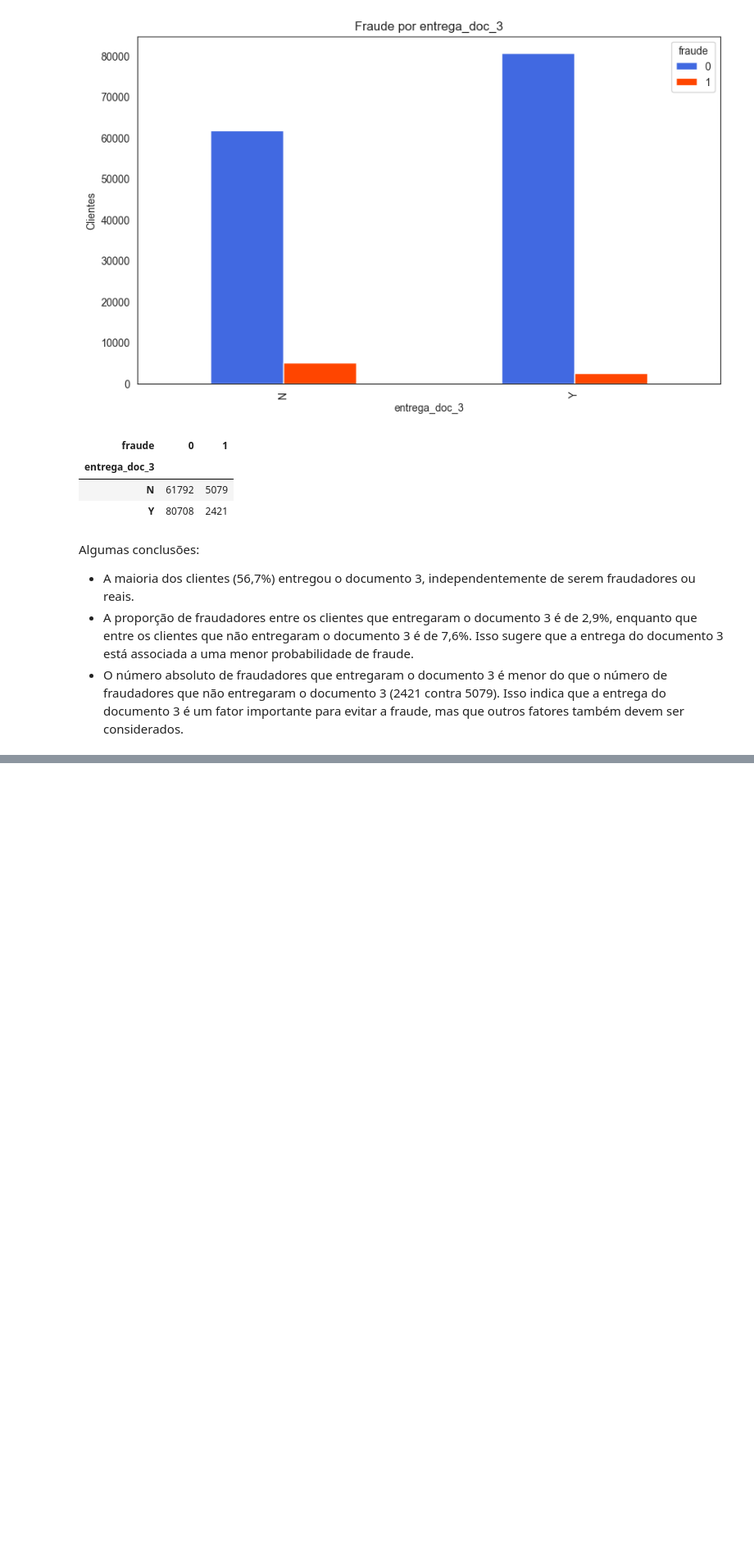
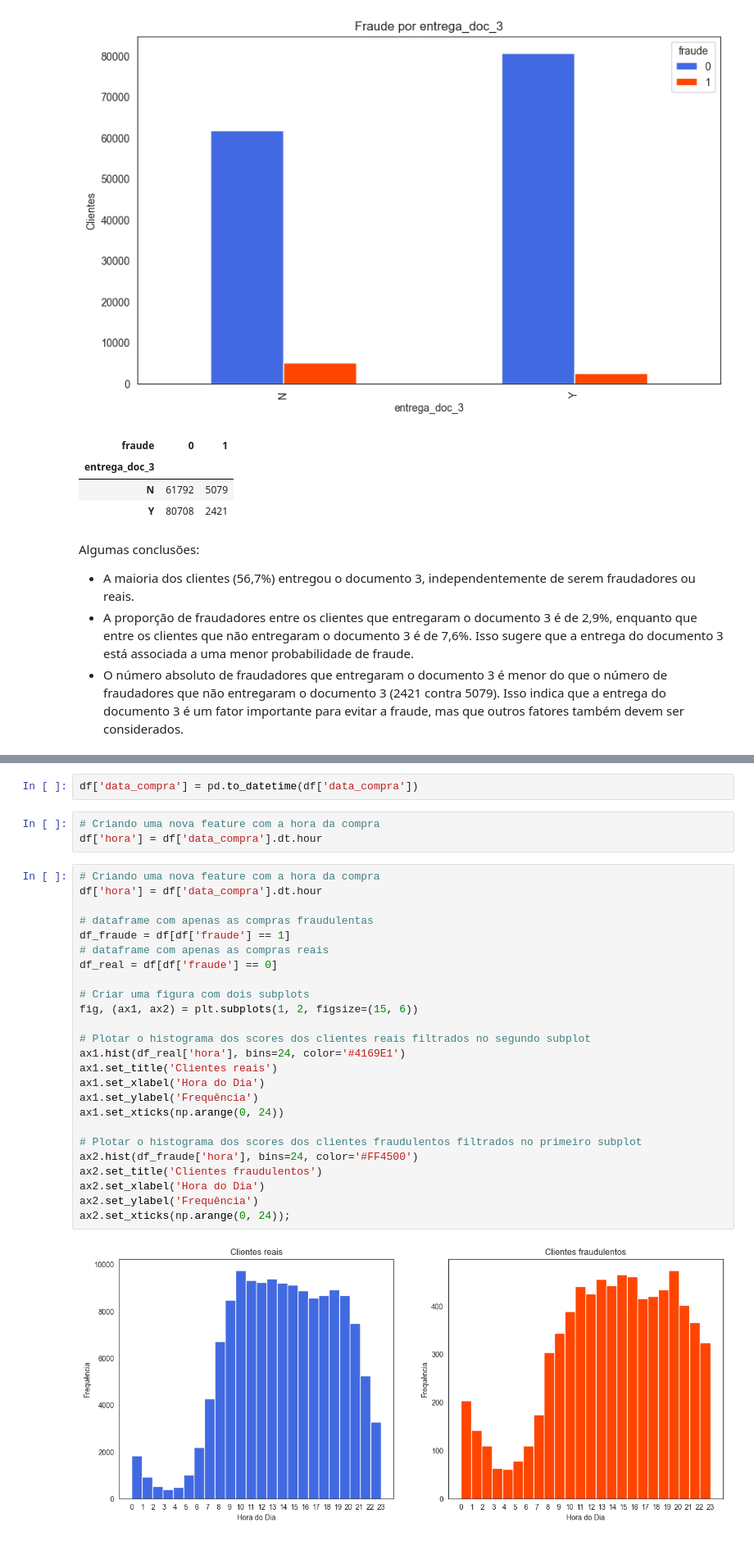
Before and after one commit to WiiniSilva/Fraude_Case, a Jupyter notebook: Fraude_Case.ipynb, the cells around one changed output, grey strips where cells are left out. Shown at 82% size. Saved outputs shown, nothing was run; the diff lists cells and outputs as text; blank space fills up the shorter version.

```diff
--- a/Fraude_Case.ipynb
+++ b/Fraude_Case.ipynb
@@ -633,0 +657,32 @@ Algumas conclusões:
+# %%
+df['data_compra'] = pd.to_datetime(df['data_compra'])
+# %%
+# Criando uma nova feature com a hora da compra
+df['hora'] = df['data_compra'].dt.hour
+# %%
+# Criando uma nova feature com a hora da compra
+df['hora'] = df['data_compra'].dt.hour
+
+# dataframe com apenas as compras fraudulentas
+df_fraude = df[df['fraude'] == 1]
+# dataframe com apenas as compras reais
+df_real = df[df['fraude'] == 0]
+
+# Criar uma figura com dois subplots
+fig, (ax1, ax2) = plt.subplots(1, 2, figsize=(15, 6))
+
+# Plotar o histograma dos scores dos clientes reais filtrados no segundo subplot
+ax1.hist(df_real['hora'], bins=24, color='#4169E1')
+ax1.set_title('Clientes reais')
+ax1.set_xlabel('Hora do Dia')
+ax1.set_ylabel('Frequência')
+ax1.set_xticks(np.arange(0, 24))
+
+# Plotar o histograma dos scores dos clientes fraudulentos filtrados no primeiro subplot
+ax2.hist(df_fraude['hora'], bins=24, color='#FF4500')
+ax2.set_title('Clientes fraudulentos')
+ax2.set_xlabel('Hora do Dia')
+ax2.set_ylabel('Frequência')
+ax2.set_xticks(np.arange(0, 24));
+# %% [output]
+[figure, added]
```
Also changed, not shown: parts of 15 cells of this notebook.
